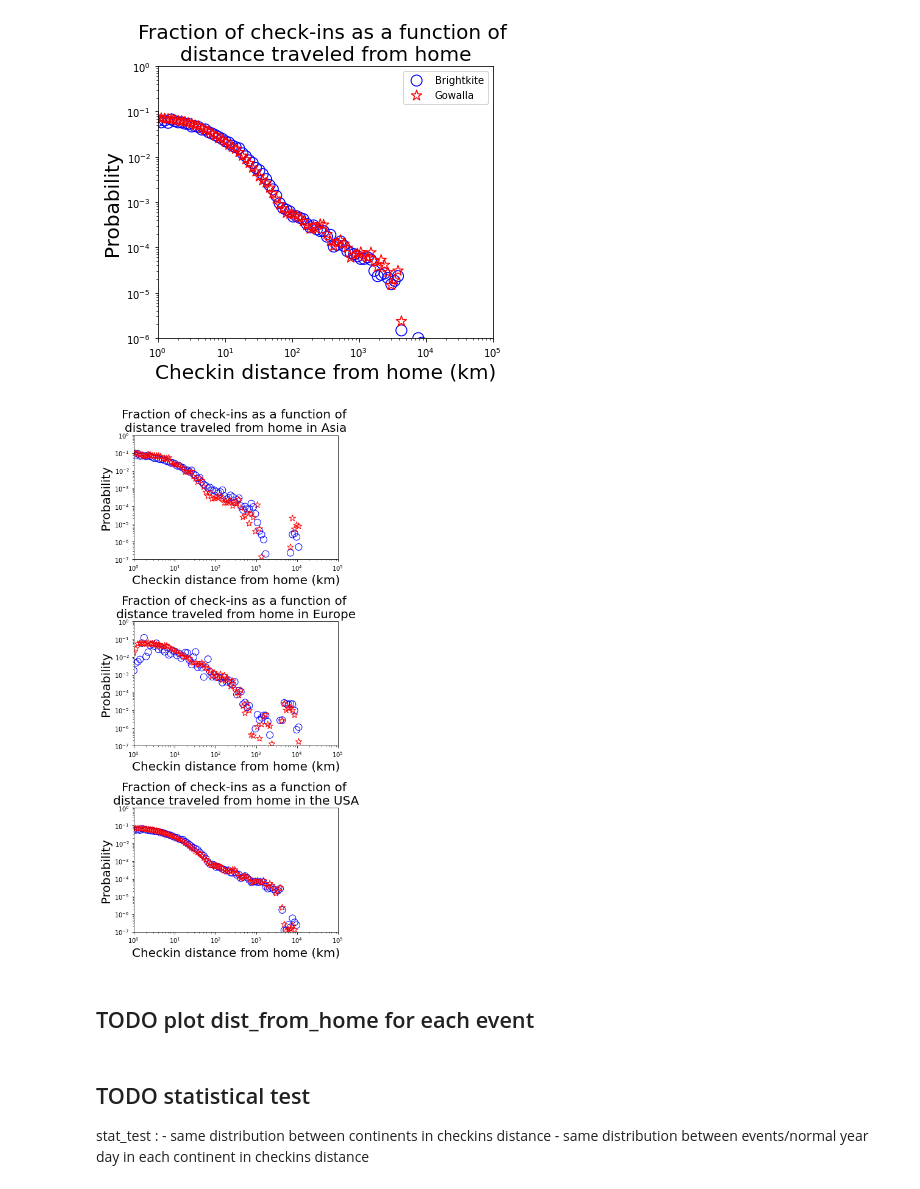
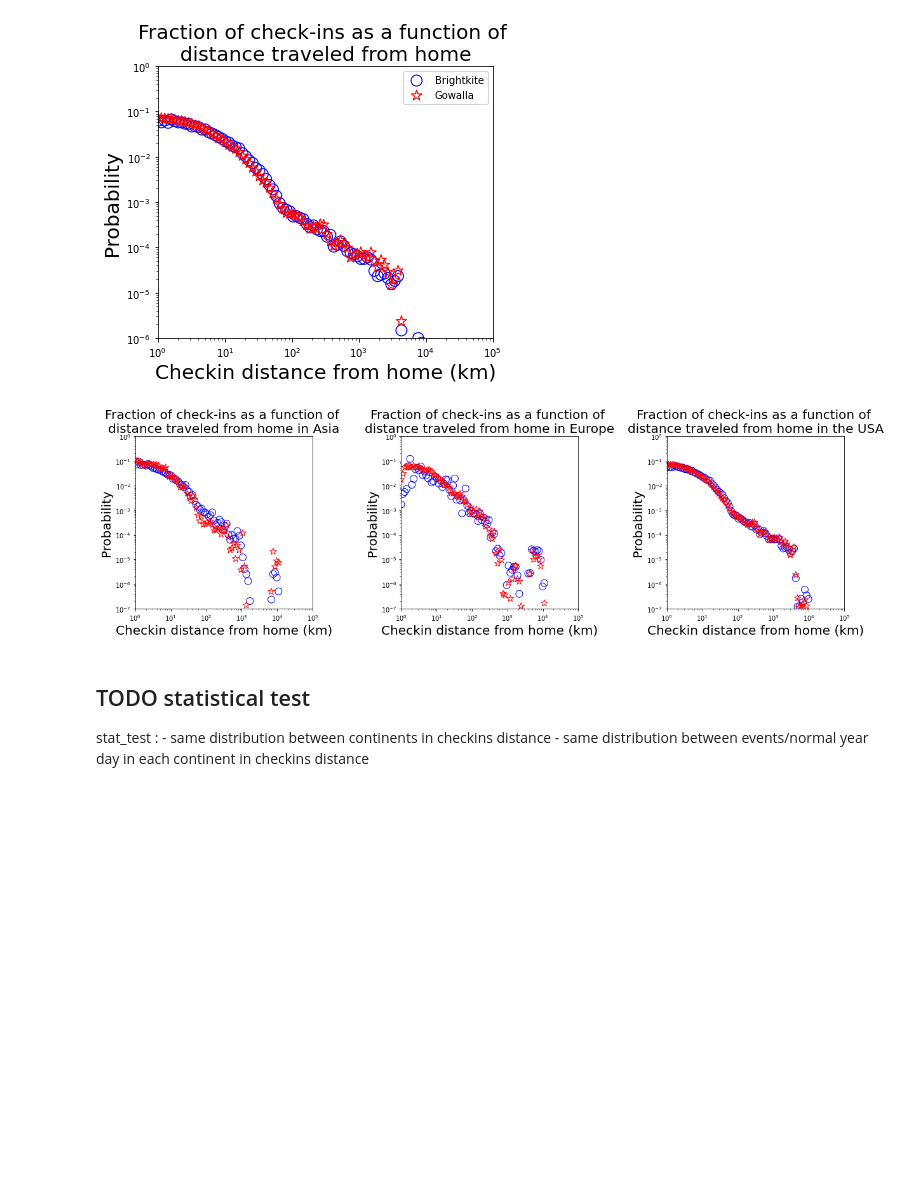
Before and after one commit to epfl-ada/ada-2020-project-milestone-p3-p3_bcd, a Jupyter notebook: Creative extension.ipynb, the cells around one changed output. Cells and saved outputs as stored; diff of their text form; code cells hidden in the pictures; blank space fills up the shorter version.

Commit message:
Completed 3 new TODOs

```diff
--- a/Creative extension.ipynb
+++ b/Creative extension.ipynb
@@ -428,7 +425,7 @@ g_checkins_europe = g_checkins[g_checkins['is_in_europe']]
 g_checkins_usa = g_checkins[g_checkins['is_in_usa']]
 # %%
 # Doing the final plot. Setting the figure size to (6,5) arbitrarily (slightly larger than tall).
-fig, ax = plt.subplots(3, 1, figsize=(6, 15), sharey = False, sharex = False)
+fig, ax = plt.subplots(1, 3, figsize=(20, 5), sharey = False, sharex = False)
 
 # BRIGHTKITE – computing and scatter plotting the distribution of home distances between friends.
 plot_probability(b_checkins_asia['dist_from_home'], ax[0], 'o', 'b', 'Brightkite')
@@ -458,37 +455,35 @@ ax[1].set_xscale("log")
 ax[1].set_yscale("log")
 
 ax[2].set_xscale("log")
 ax[2].set_yscale("log")
 
 #Setting the limits of the axes to match the ones in the paper's plot.
 ax[0].set_xlim(10e-1, 10e4)
 ax[0].set_ylim(10e-8, 10e-1)
 
 ax[1].set_xlim(10e-1, 10e4)
 ax[1].set_ylim(10e-8, 10e-1)
 
 ax[2].set_xlim(10e-1, 10e4)
 ax[2].set_ylim(10e-8, 10e-1)
 
 # Naming the axes and resizing the labels
 ax[0].set_xlabel('Checkin distance from home (km)', size=20)
 ax[0].set_ylabel('Probability', size=20)
 ax[1].set_xlabel('Checkin distance from home (km)', size=20)
 ax[1].set_ylabel('Probability', size=20)
 ax[2].set_xlabel('Checkin distance from home (km)', size=20)
 ax[2].set_ylabel('Probability', size=20)
 
 # Adding the color legend and the title of the plot.
 ax[0].set_title("Fraction of check-ins as a function of \ndistance traveled from home in Asia", size=20)
 ax[1].set_title("Fraction of check-ins as a function of \ndistance traveled from home in Europe", size=20)
 ax[2].set_title("Fraction of check-ins as a function of \ndistance traveled from home in the USA", size=20)
 
-plt.subplots_adjust(hspace = 0.5)
+plt.subplots_adjust(hspace = 0.5, wspace = 0.5)
 #ax[0].legend()
 # %% [output]
-[figure, old version]
+[figure, new version]
-# %% [markdown]
-## TODO plot dist_from_home for each event
 # %% [markdown]
 ## TODO statistical test
 
```
Also changed, not shown: parts of 17 cells of this notebook, 2 other files.
